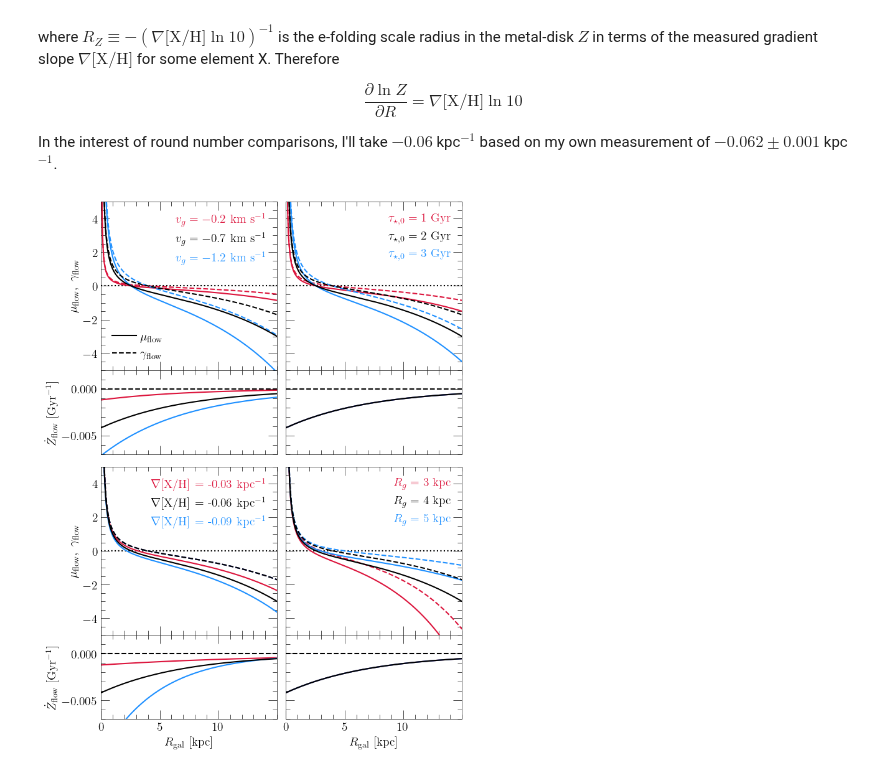
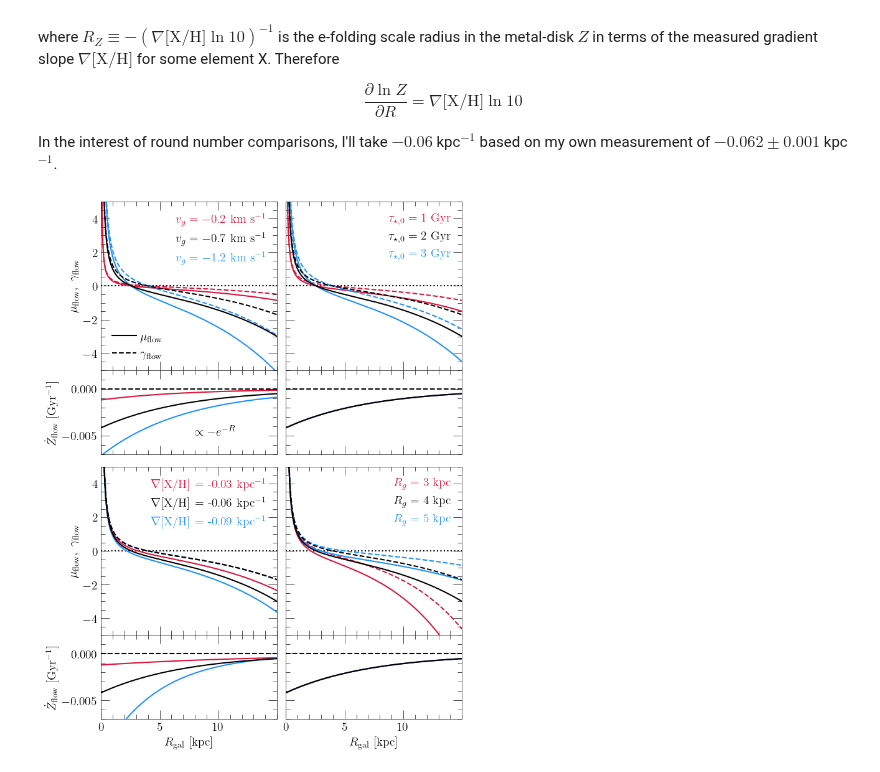
Before and after one commit to giganano/outflows, a Jupyter notebook: notebooks/flows.ipynb, the cells around one changed output. Saved outputs shown, nothing was run; the diff lists cells and outputs as text; code cells hidden in the pictures.

```diff
--- a/notebooks/flows.ipynb
+++ b/notebooks/flows.ipynb
@@ -311,38 +311,40 @@ for i in range(len(RG)):
     zdot = [_ * _KM_PER_KPC_ * _SECONDS_PER_GYR_ for _ in zdot]
     bottoms[3].plot(radii, zdot, **kwargs)
 
+bottoms[0].text(8, -0.005, r"$\propto -e^{-R}$", fontsize = 14)
+
 kwargs = {
     "loc": mpl_loc("upper right"),
     "handlelength": 0,
     "ncol": 1
 }
 for i in range(4):
     leg = tops[i].legend(**kwargs)
     fancy_legend(leg, COLORS)
 
 plt.tight_layout()
 plt.subplots_adjust(hspace = 0.05, wspace = 0.05, bottom = 0.06, left = 0.15)
 bottom_panel_height = 0.15
 for i in range(4):
     tops[i].set_position([
         tops[i].get_position().x0,
         tops[i].get_position().y0 + bottom_panel_height,
         tops[i].get_position().x1 - tops[i].get_position().x0,
         tops[i].get_position().y1 - tops[i].get_position().y0 - bottom_panel_height
     ])
     bottoms[i].set_position([
         tops[i].get_position().x0,
         tops[i].get_position().y0 - bottom_panel_height,
         tops[i].get_position().x1 - tops[i].get_position().x0,
         bottom_panel_height
     ])
 for ext in ["pdf", "jpeg"]:
     kwargs = {}
     if ext == "jpeg": kwargs["dpi"] = 200
     plt.savefig("./flows/muflow-gammaflow-vs-radius.%s" % (ext), **kwargs)
 plt.show()
 # %% [output]
-[figure, old version]
+[figure, new version]
 # %% [markdown]
 $$
 \begin{align}
```
Also changed, not shown: 2 other files.
